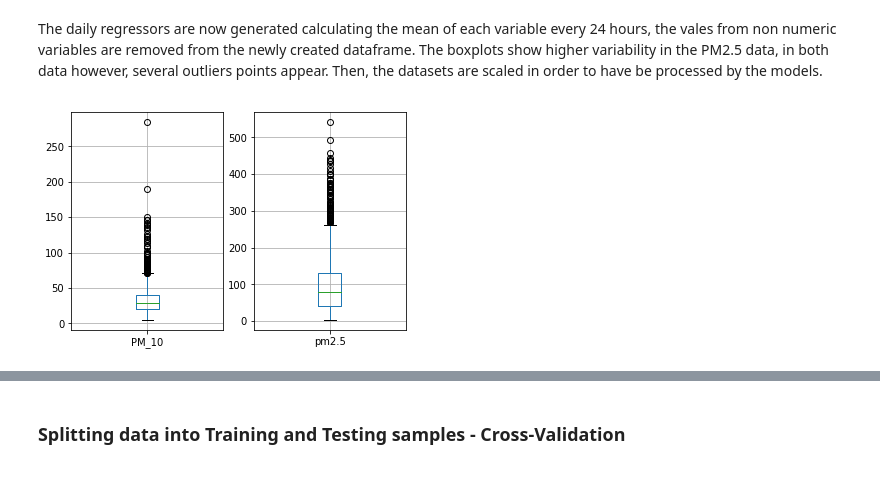
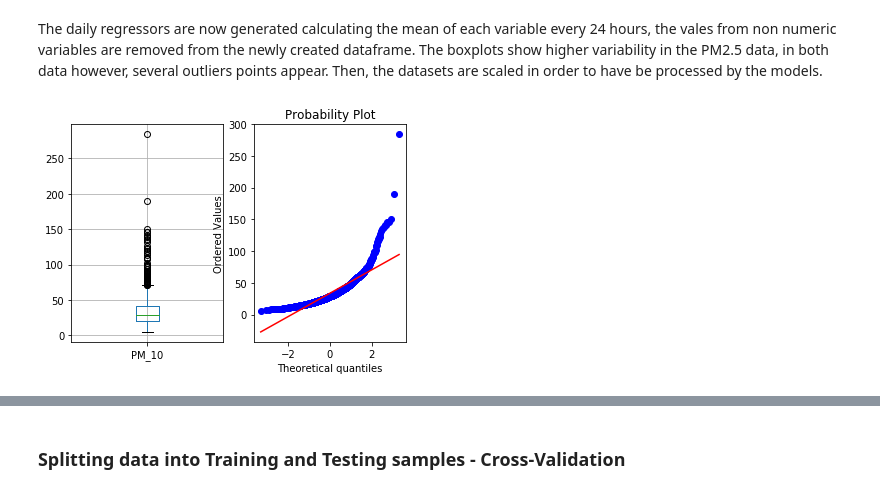
Before and after one commit to dtrianab/PM-Fcast-Python, a Jupyter notebook: PMs_Daily_SimpleRegressors.ipynb, the cells around one changed output, grey strips where cells are left out. Saved outputs shown, nothing was run; the diff lists cells and outputs as text; code cells hidden in the pictures.

```diff
--- a/PMs_Daily_SimpleRegressors.ipynb
+++ b/PMs_Daily_SimpleRegressors.ipynb
@@ -39,5 +46,6 @@ The interpolation is then carried out, nevertheless, the first 24 data points ar
 # %%
 #Interpolation and removing NAN Values from PM2.5 data, new data index is set.
+PM25data, PM10data =read_files_PM()
 PM25_interpolate=PM25data['pm2.5'].fillna(method='ffill')
 PM25data_clean=PM25data
 PM25data_clean['pm2.5']=PM25_interpolate
@@ -79,3 +64,14 @@ PM25data.describe()
 ### Creating Daily Regressors
 # %% [markdown]
 The daily regressors are now generated calculating the mean of each variable every 24 hours, the vales from non numeric variables are removed from the newly created dataframe. The boxplots show higher variability in the PM2.5 data, in both data however, several outliers points appear. Then, the datasets are scaled in order to have be processed by the models.
+# %%
+#Minimum and maximum->
+Max_PM25=PM10data.resample('d').max()
+Min_PM25=PM10data.resample('d').min()
+
+#Means->
+PM25_daily=PM25data.resample('d').mean()
+PM10_daily=PM10data.resample('d').mean()
+# %%
+X_PM10=PM10_daily[['SO2', 'NO_2', 'OZON', 'WIND_SPEED', 'WIND_DIR', 'TEMP','PROM_SLON', 'WILGOT', 'WIND_X', 'WIND_Y']]
+y_PM10=PM10_daily[['PM_10']]
@@ -81,0 +81,6 @@ The daily regressors are now generated calculating the mean of each variable eve
+# %%
+#Discarding first day of PM and last day of Meteorological var
+y_PM25=y_PM25.drop(y_PM25.head(1).index)
+X_PM25=X_PM25.drop(X_PM25.tail(1).index)
+y_PM10=y_PM10.drop(y_PM10.head(1).index)
+X_PM10=X_PM10.drop(X_PM10.tail(1).index)
@@ -82,9 +104,11 @@ The daily regressors are now generated calculating the mean of each variable eve
 # %%
 #Boxplots of Daily PMs
 PM10_daily=PM10data.resample('d').mean()
 PM25_daily=PM25data.resample('d').mean()
+
 fig, axs = plt.subplots(1,2)
 boxplot1 = PM10_daily.boxplot(column=['PM_10'], ax=axs[0])
-boxplot2 = PM25_daily.boxplot(column=['pm2.5'], ax=axs[1])
+stats.probplot(y_PM10['PM_10'], dist="norm", plot=axs[1])
+pylab.show()
 # %% [output]
-[figure, old version]
+[figure, new version]
```
Also changed, not shown: parts of 28 cells of this notebook, 7 other files.
